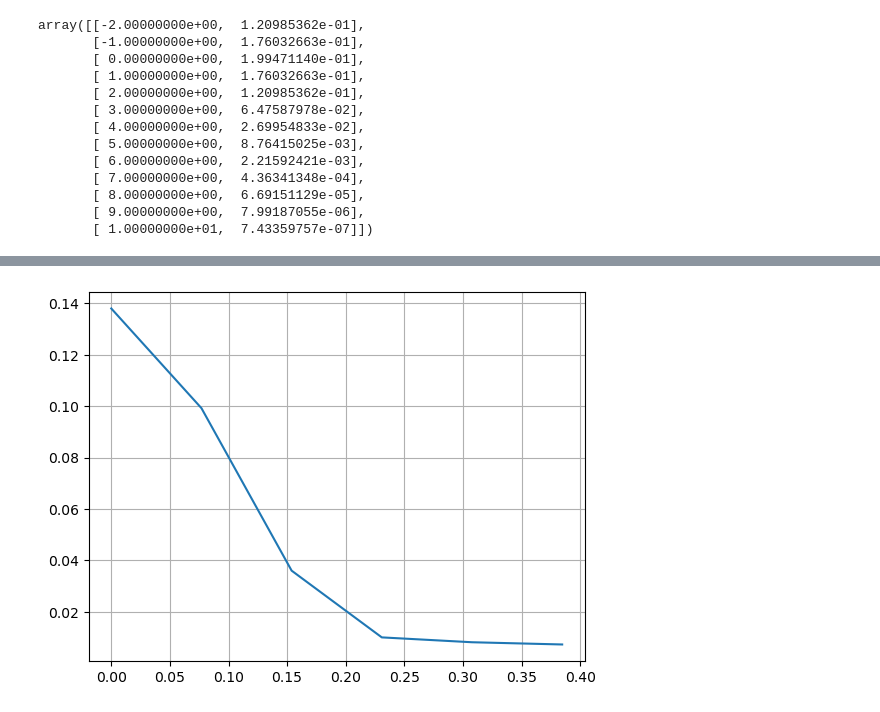
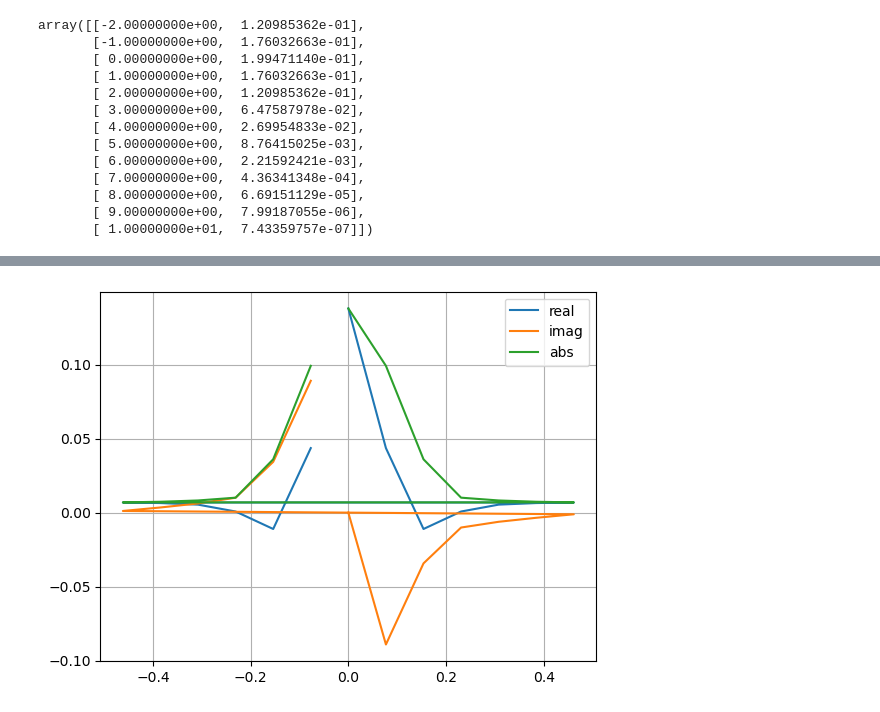
Before and after one commit to sebranchett/cheme-om-fft, a Jupyter notebook: read_and_plot.ipynb, the cells around one changed output, grey strips where cells are left out. Saved outputs shown, nothing was run; the diff lists cells and outputs as text; code cells hidden in the pictures.

```diff
--- a/read_and_plot.ipynb
+++ b/read_and_plot.ipynb
@@ -101,6 +103,9 @@ plt.show()
-# %%
-plt.plot(xf[:N//2], 2.0/N * np.abs(yf[0:N//2]))
-plt.grid()
-plt.show()
-# %% [output]
-[figure, removed]
+# %%
+plt.plot(xf, 2.0/N * np.real(yf), label='real')
+plt.plot(xf, 2.0/N * np.imag(yf), label='imag')
+plt.plot(xf, 2.0/N * np.abs(yf), label='abs')
+plt.legend()
+plt.grid()
+plt.show()
+# %% [output]
+[figure, added]
```
Also changed, not shown: parts of 1 cell of this notebook.
